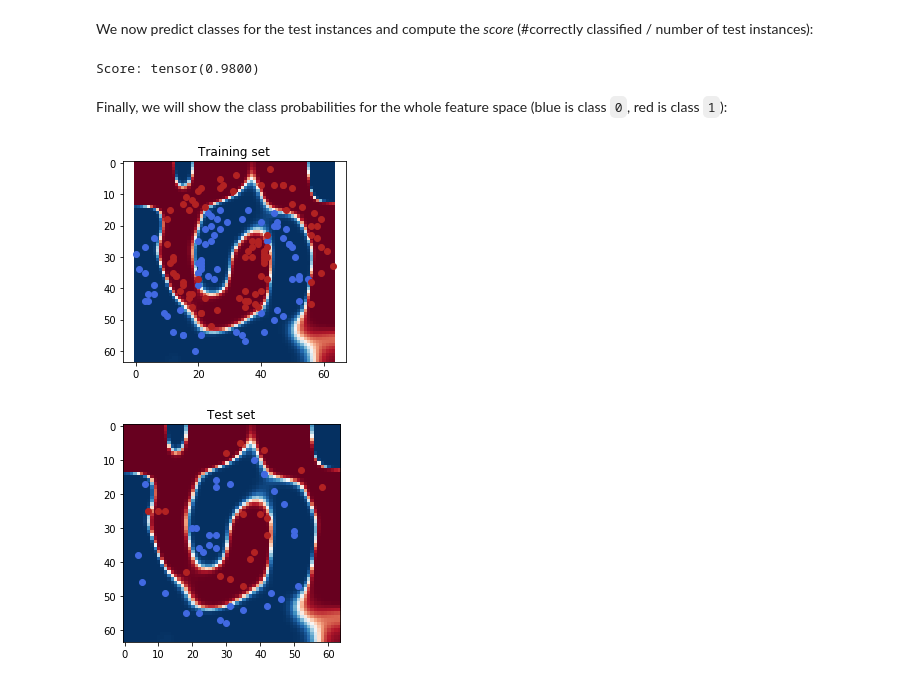
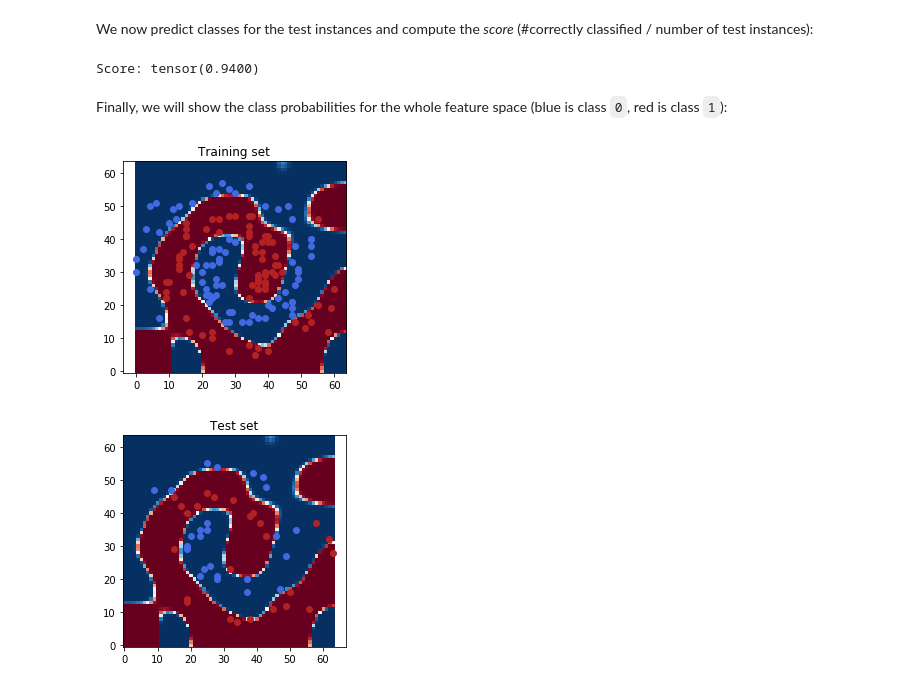
Before and after one commit to rballester/tntorch, a Jupyter notebook: tutorials/classification.ipynb, the cells around one changed output. Saved outputs shown, nothing was run; the diff lists cells and outputs as text; code cells hidden in the pictures.

```diff
--- a/tutorials/classification.ipynb
+++ b/tutorials/classification.ipynb
@@ -79,7 +79,6 @@ def cross_entropy_loss(probs, y):
 We are now ready to fit our tensor network:
 # %%
 def loss(t):
-    l = cross_entropy_loss(softmax(t[X_train].full()), y_train)
-    return l
-tn.optimize(t, loss, max_iter=2500)
+    return cross_entropy_loss(softmax(t[X_train].full()), y_train)
+tn.optimize(t, loss)
 # %% [output]
@@ -95,23 +97,23 @@ prediction = torch.max(t[X_test].full(), dim=1)[1]
 score = torch.sum(prediction == y_test).double() / len(y_test)
 print('Score:', score)
 # %% [output]
-Score: tensor(0.9800)
+Score: tensor(0.9400)
 # %% [markdown]
 Finally, we will show the class probabilities for the whole feature space (blue is class `0`, red is class `1`):
 # %%
 fig = plt.figure(figsize=(4, 4))
 plt.title('Training set')
-plt.imshow(softmax(t.full())[..., 0].detach().numpy().T, cmap='RdBu')
+plt.imshow(softmax(t.full())[..., 0].detach().numpy().T, origin='lower', cmap='RdBu')
 plt.scatter(X_train[y_train==0, 0], X_train[y_train==0, 1], color='royalblue')
 plt.scatter(X_train[y_train==1, 0], X_train[y_train==1, 1], color='firebrick')
 plt.show()
 
 fig = plt.figure(figsize=(4, 4))
 plt.title('Test set')
-plt.imshow(softmax(t.full())[..., 0].detach().numpy().T, cmap='RdBu')
+plt.imshow(softmax(t.full())[..., 0].detach().numpy().T, origin='lower', cmap='RdBu')
 plt.scatter(X_test[y_test==0, 0], X_test[y_test==0, 1], color='royalblue')
 plt.scatter(X_test[y_test==1, 0], X_test[y_test==1, 1], color='firebrick')
 plt.show()
 # %% [output]
-[figure, old version]
+[figure, new version]
-[figure, old version]
+[figure, new version]
```
Also changed, not shown: parts of 2 cells of this notebook.
